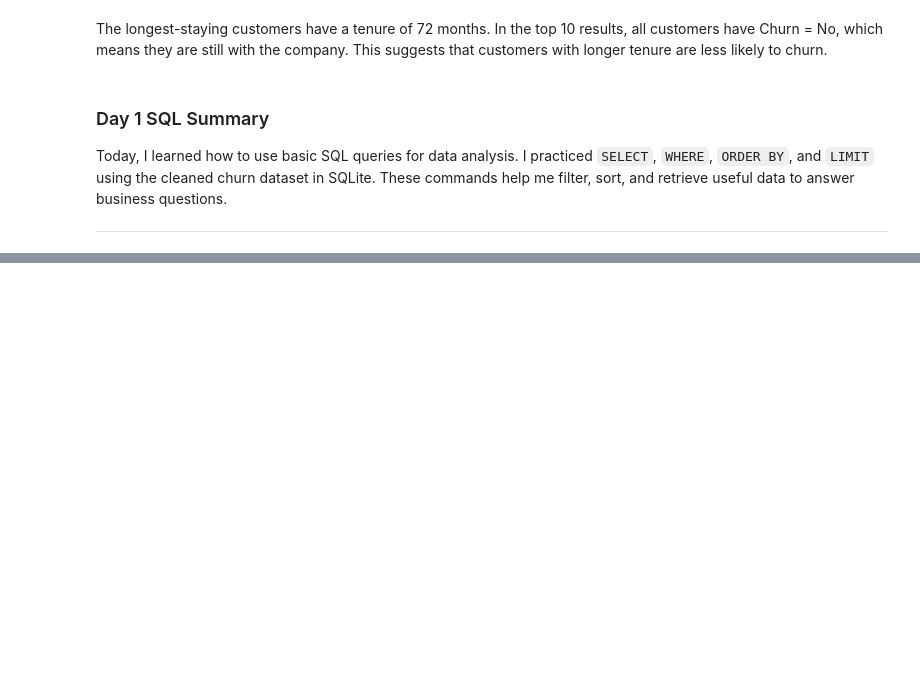
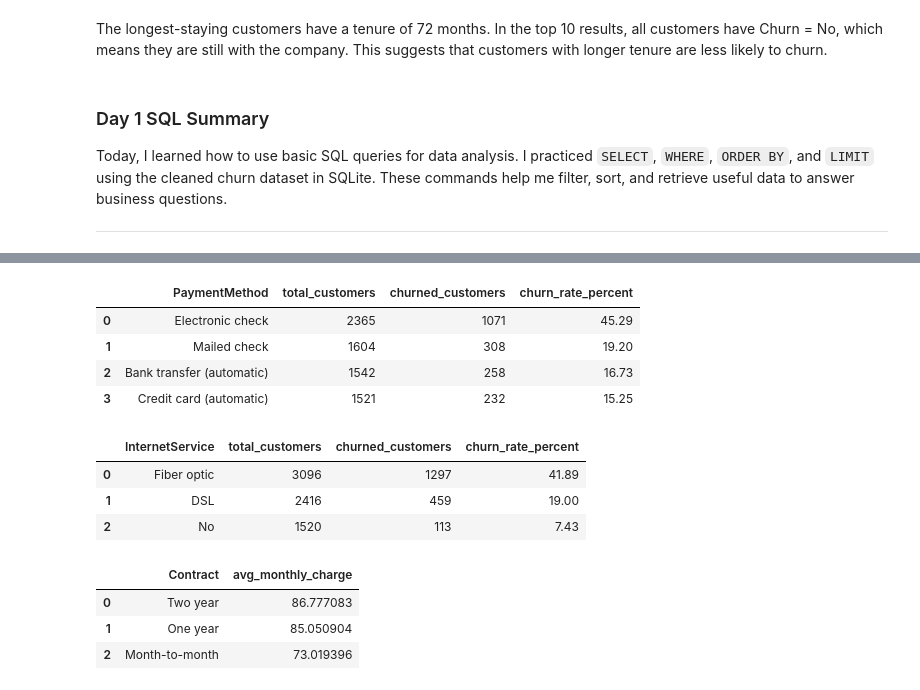
Before and after one commit to Hankrulin/customer-churn-prediction, a Jupyter notebook: Jupyter_notebook/sql_week2_practice.ipynb, the cells around one changed output, grey strips where cells are left out. Cells and saved outputs as stored; diff of their text form; code cells hidden in the pictures; blank space fills up the shorter version.

```diff
--- a/Jupyter_notebook/sql_day1_practice.ipynb
+++ b/Jupyter_notebook/sql_week2_practice.ipynb
@@ -418,0 +739,63 @@ These commands help me filter, sort, and retrieve useful data to answer business
+# %%
+# Show the total number of customers in each payment method and the percentage of churned customers in each payment method.
+
+query = """
+SELECT
+    PaymentMethod,
+    COUNT(*) AS total_customers,
+    SUM(CASE WHEN Churn = 'Yes' THEN 1 ELSE 0 END) AS churned_customers,
+    ROUND(
+        100.0 * SUM(CASE WHEN Churn = 'Yes' THEN 1 ELSE 0 END) / COUNT(*),
+        2
+    ) AS churn_rate_percent
+FROM churn_data
+GROUP BY PaymentMethod
+ORDER BY churn_rate_percent DESC
+"""
+pd.read_sql(query, conn)
+# %% [output]
+|  | PaymentMethod | total_customers | churned_customers | churn_rate_percent |
+| 0 | Electronic check | 2365 | 1071 | 45.29 |
+| 1 | Mailed check | 1604 | 308 | 19.20 |
+| 2 | Bank transfer (automatic) | 1542 | 258 | 16.73 |
+| 3 | Credit card (automatic) | 1521 | 232 | 15.25 |
+# %%
+# Calculate Churn Percentage by Internet Service
+
+query = """
+SELECT
+    InternetService,
+    COUNT(*) AS total_customers,
+    SUM(CASE WHEN Churn = 'Yes' THEN 1 ELSE 0 END) AS churned_customers,
+    ROUND(
+        100.0 * SUM(CASE WHEN Churn = 'Yes' THEN 1 ELSE 0 END) / COUNT(*),
+        2
+    ) AS churn_rate_percent
+FROM churn_data
+GROUP BY InternetService
+ORDER BY churn_rate_percent DESC
+"""
+pd.read_sql(query, conn)
+# %% [output]
+|  | InternetService | total_customers | churned_customers | churn_rate_percent |
+| 0 | Fiber optic | 3096 | 1297 | 41.89 |
+| 1 | DSL | 2416 | 459 | 19.00 |
+| 2 | No | 1520 | 113 | 7.43 |
+# %%
+# Average Monthly Charges for Churned Customers by Contract
+
+query = """
+SELECT
+    Contract,
+    AVG(MonthlyCharges) AS avg_monthly_charge
+FROM churn_data
+WHERE Churn = 'Yes'
+GROUP BY Contract
+ORDER BY avg_monthly_charge DESC
+"""
+pd.read_sql(query, conn)
+# %% [output]
+|  | Contract | avg_monthly_charge |
+| 0 | Two year | 86.777083 |
+| 1 | One year | 85.050904 |
+| 2 | Month-to-month | 73.019396 |
```
Also changed, not shown: parts of 40 cells of this notebook, 1 other file.
